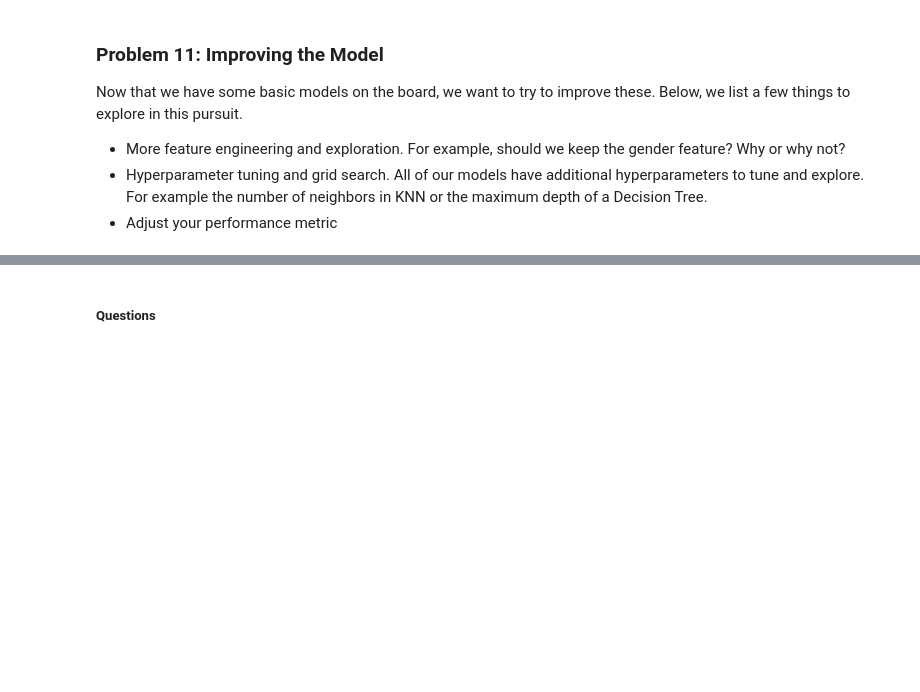
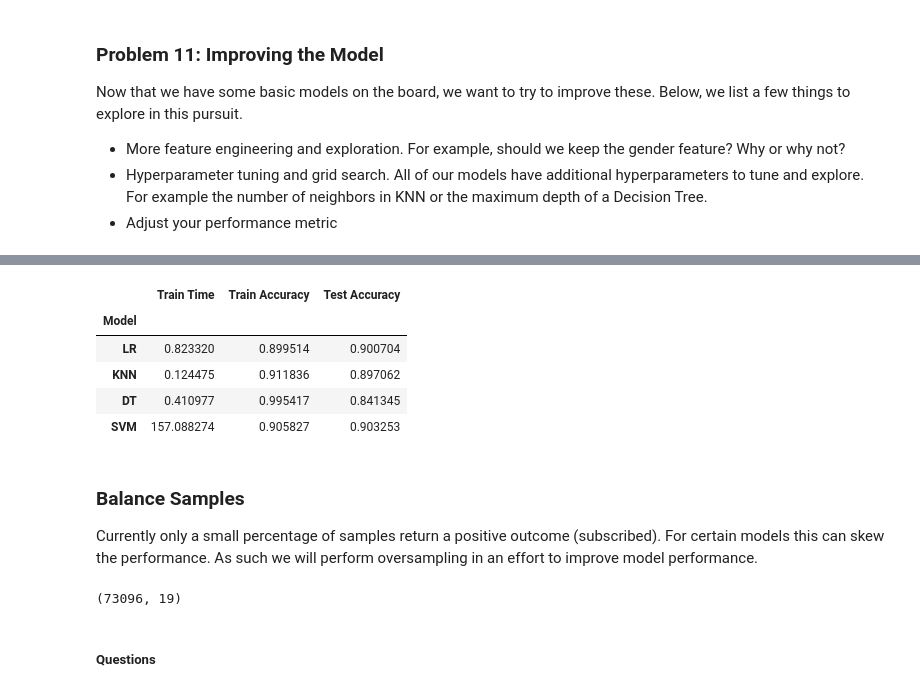
Before and after one commit to zaldabus/bank_marketing_campaign, a Jupyter notebook: prompt_III.ipynb, the cells around one changed output, grey strips where cells are left out. Saved outputs shown, nothing was run; the diff lists cells and outputs as text; code cells hidden in the pictures; blank space fills up the shorter version.

Commit message:
Completed feature engineer, sample balancing for problem 11

```diff
--- a/prompt_III.ipynb
+++ b/prompt_III.ipynb
@@ -318,0 +412,17 @@ Now that we have some basic models on the board, we want to try to improve these
+# %%
+X_full_features = no_duration_df.drop('y', axis=1)
+y_full_features = np.where(no_duration_df['y'] == 'yes', 1, 0)
+# %%
+full_feature_models = [lr_pipeline, knn_pipeline, dt_pipeline, svm_pipeline]
+
+compare_models(full_feature_models, X_full_features, y_full_features)
+# %% [output]
+|  | Train Time | Train Accuracy | Test Accuracy |
+| Model |  |  |  |
+| LR | 0.823320 | 0.899514 | 0.900704 |
+| KNN | 0.124475 | 0.911836 | 0.897062 |
+| DT | 0.410977 | 0.995417 | 0.841345 |
+| SVM | 157.088274 | 0.905827 | 0.903253 |
+# %% [markdown]
+### Balance Samples
+Currently only a small percentage of samples return a positive outcome (subscribed). For certain models this can skew the performance. As such we will perform oversampling in an effort to improve model performance.
@@ -318,0 +431,6 @@ Now that we have some basic models on the board, we want to try to improve these
+# %%
+oversample = SMOTENC(categorical_features='auto', random_state=42)
+
+X_balanced, y_balanced = oversample.fit_resample(X_full_features, y_full_features)
+# %% [output]
+(73096, 19)
```
Also changed, not shown: parts of 11 cells of this notebook.
